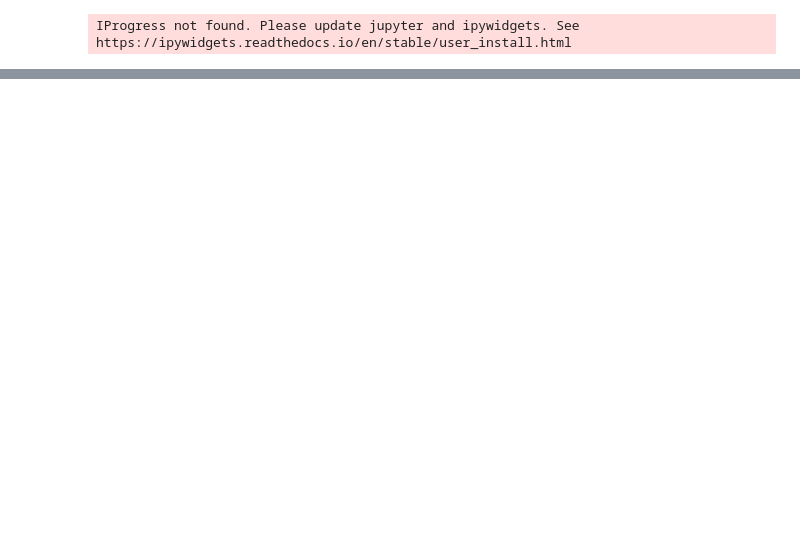
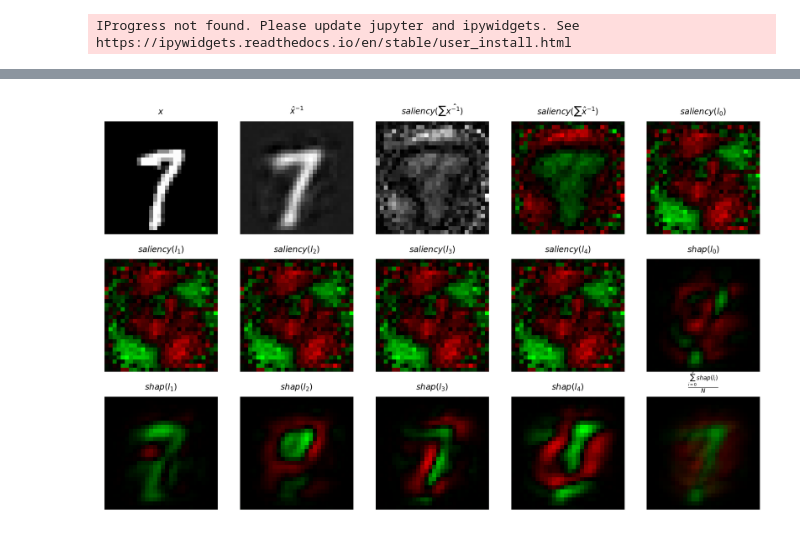
Before and after one commit to eivind-bn/master-project, a Jupyter notebook: mnist_autoencoder.ipynb, the cells around one changed output, grey strips where cells are left out. Cells and saved outputs as stored; diff of their text form; code cells hidden in the pictures; blank space fills up the shorter version.

```diff
--- a/mnist_autoencoder.ipynb
+++ b/mnist_autoencoder.ipynb
@@ -19,4 +16,0 @@ foo = MNIST(5,2, "auto")
-# %%
-mnist = mnist.train_images()
-
-buffer = Buffer((image for image in mnist), "FIFO", True)
@@ -27,9 +17,12 @@ foo.buffer.enumerate().foreach(lambda t: print(t[0],t[1].sum()))
+# %%
+latent_dim = 10
+device = "cuda"
 # %%
-images = torch.from_numpy(mnist.train_images()).to(device="cuda")
+images = torch.from_numpy(mnist.train_images()).to(device=device)
 images = images.float()/255.0
 
 labels = torch.from_numpy(mnist.train_labels())
-labels_one_hot = torch.zeros((labels.shape[0],10)).float()
+labels_one_hot = torch.zeros((labels.shape[0],latent_dim)).float().to(device=device)
 labels_one_hot[torch.arange(0,labels.shape[0]),labels.int()] = 1.0
 
 images.shape, labels_one_hot.shape
@@ -110,34 +120,36 @@ for i in range(5):
     plt.title(f'$saliency(l_{i})$', size=7)
 
 data = encoder(images).numpy()
 explainer = shap.PermutationExplainer(lambda t: decoder(torch.from_numpy(t)).numpy().reshape((-1,784)), masker=data)
-autoencoder_shap_values: shap.Explanation = explainer(data[idx:idx+1], max_evals=11)[0]
+autoencoder_shap_values: shap.Explanation = explainer(data[idx:idx+1], max_evals=21)[0]
 autoencoder_shap_values = np.array(autoencoder_shap_values.values).reshape((latent_dim,28,28))
 
 min,max = autoencoder_shap_values.min(), autoencoder_shap_values.max()
 if abs(max) > abs(min):
     min = -max
 else:
     max = -min
 red = np.where(autoencoder_shap_values < 0, autoencoder_shap_values/min, np.zeros_like(autoencoder_shap_values))
 green = np.where(autoencoder_shap_values > 0, autoencoder_shap_values/max, np.zeros_like(autoencoder_shap_values))
 
 shap_images = []
 for i in range(5):
     image = np.zeros((28,28,3), dtype=np.float32)
     image[:,:,0] = red[i]
     image[:,:,1] = green[i]
     shap_images.append(image)
     fig.add_subplot(3,5,i+10)
     plt.imshow(shap_images[-1], cmap="gray")
     plt.axis('off')
     plt.title(f'$shap(l_{i})$', size=7)
 
 fig.add_subplot(3,5,15)
 plt.imshow(np.stack(shap_images).mean(axis=0))
 plt.axis('off')
 plt.title(f'$\\frac{{\sum_{{i=0}}^{{5}}{{shap(l_{{i}})}}}}{{N}}$', size=7)
 plt.show()
+# %% [output]
+[figure, added]
 # %%
 classifier_head = Policy.new(encoder.output_dim,10, hidden_activation="ReLU")
 classifier = encoder + classifier_head
```
Also changed, not shown: parts of 10 cells of this notebook, 1 other file.
